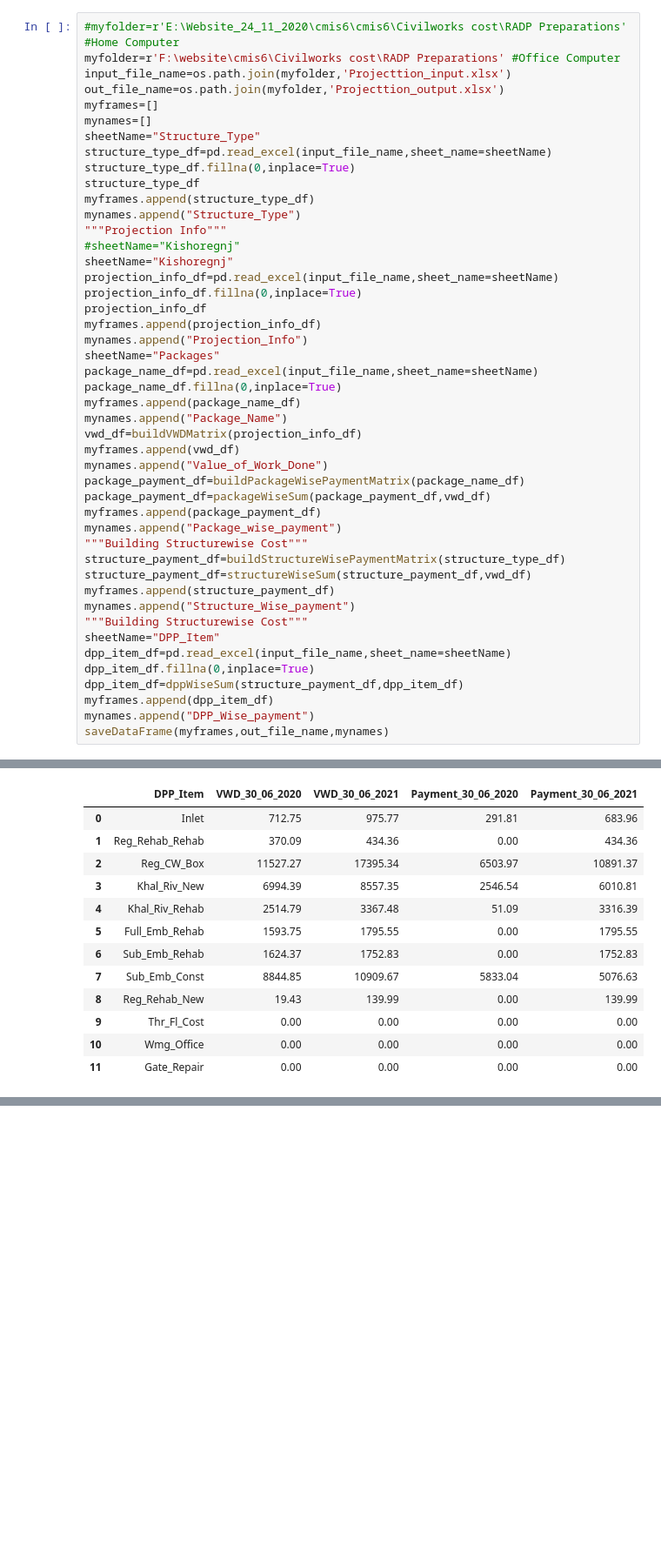
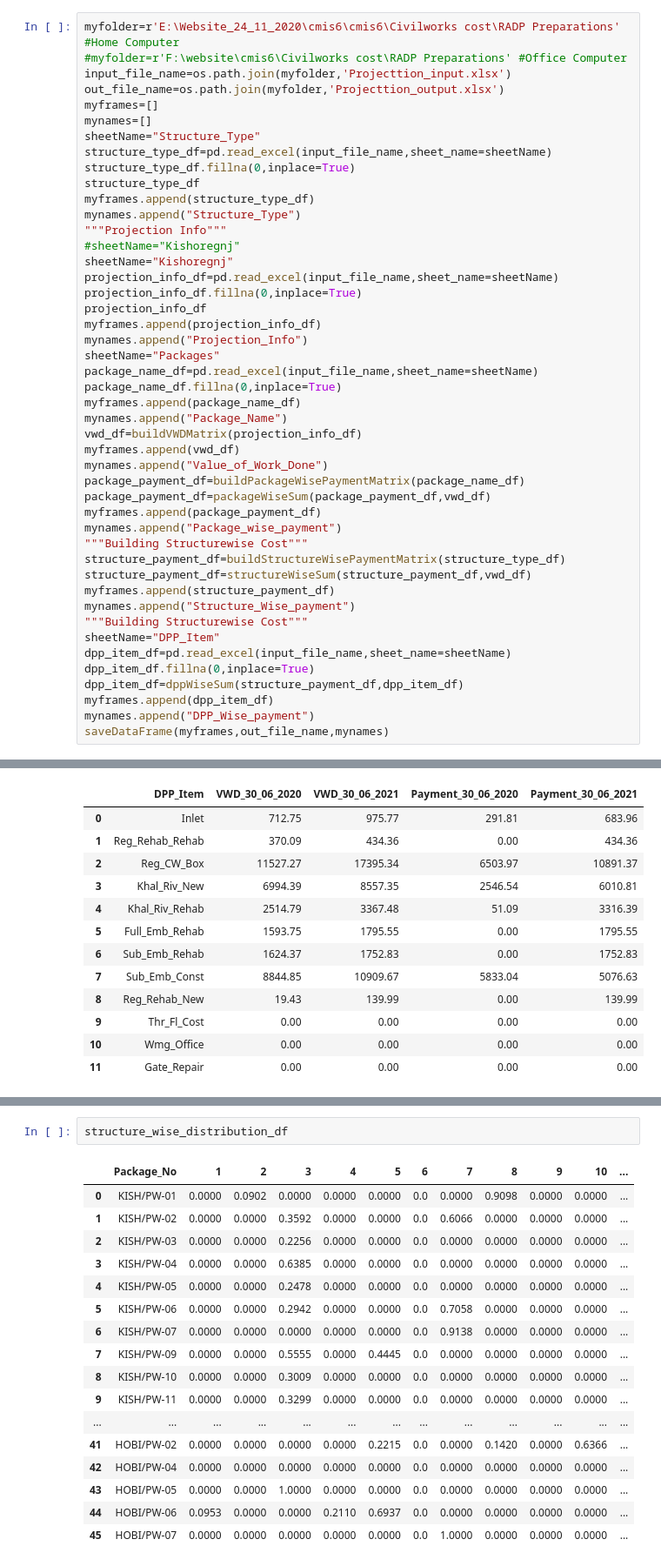
Before and after one commit to jakariapervez/cmis6, a Jupyter notebook: Civilworks cost/RADP_Prep2.ipynb, the cells around one changed output, grey strips where cells are left out. Shown at 87% size. Drawn from its saved outputs; the diff is of its cells as text; blank space fills up the shorter version.

Commit message:
Distribution sf
Distribution sf

```diff
--- a/Civilworks cost/RADP_Prep2.ipynb
+++ b/Civilworks cost/RADP_Prep2.ipynb
@@ -101,8 +101,8 @@ def buildVWDMatrix(projection_df):
         vwd_mat.iloc[index,10]=vwd_mat.iloc[index,9]-vwd_mat.iloc[index,8]
     return vwd_mat
 # %%
-#myfolder=r'E:\Website_24_11_2020\cmis6\cmis6\Civilworks cost\RADP Preparations' #Home Computer
-myfolder=r'F:\website\cmis6\Civilworks cost\RADP Preparations' #Office Computer
+myfolder=r'E:\Website_24_11_2020\cmis6\cmis6\Civilworks cost\RADP Preparations' #Home Computer
+#myfolder=r'F:\website\cmis6\Civilworks cost\RADP Preparations' #Office Computer
 input_file_name=os.path.join(myfolder,'Projecttion_input.xlsx')
 out_file_name=os.path.join(myfolder,'Projecttion_output.xlsx')
 myframes=[]
@@ -180,0 +255,20 @@ dpp_item_df
+# %%
+structure_wise_distribution_df
+# %% [output]
+|  | Package_No | 1 | 2 | 3 | 4 | 5 | 6 | 7 | 8 | 9 | 10 | ... |
+| 0 | KISH/PW-01 | 0.0000 | 0.0902 | 0.0000 | 0.0000 | 0.0000 | 0.0 | 0.0000 | 0.9098 | 0.0000 | 0.0000 | ... |
+| 1 | KISH/PW-02 | 0.0000 | 0.0000 | 0.3592 | 0.0000 | 0.0000 | 0.0 | 0.6066 | 0.0000 | 0.0000 | 0.0000 | ... |
+| 2 | KISH/PW-03 | 0.0000 | 0.0000 | 0.2256 | 0.0000 | 0.0000 | 0.0 | 0.0000 | 0.0000 | 0.0000 | 0.0000 | ... |
+| 3 | KISH/PW-04 | 0.0000 | 0.0000 | 0.6385 | 0.0000 | 0.0000 | 0.0 | 0.0000 | 0.0000 | 0.0000 | 0.0000 | ... |
+| 4 | KISH/PW-05 | 0.0000 | 0.0000 | 0.2478 | 0.0000 | 0.0000 | 0.0 | 0.0000 | 0.0000 | 0.0000 | 0.0000 | ... |
+| 5 | KISH/PW-06 | 0.0000 | 0.0000 | 0.2942 | 0.0000 | 0.0000 | 0.0 | 0.7058 | 0.0000 | 0.0000 | 0.0000 | ... |
+| 6 | KISH/PW-07 | 0.0000 | 0.0000 | 0.0000 | 0.0000 | 0.0000 | 0.0 | 0.9138 | 0.0000 | 0.0000 | 0.0000 | ... |
+| 7 | KISH/PW-09 | 0.0000 | 0.0000 | 0.5555 | 0.0000 | 0.4445 | 0.0 | 0.0000 | 0.0000 | 0.0000 | 0.0000 | ... |
+| 8 | KISH/PW-10 | 0.0000 | 0.0000 | 0.3009 | 0.0000 | 0.0000 | 0.0 | 0.0000 | 0.0000 | 0.0000 | 0.0000 | ... |
+| 9 | KISH/PW-11 | 0.0000 | 0.0000 | 0.3299 | 0.0000 | 0.0000 | 0.0 | 0.0000 | 0.0000 | 0.0000 | 0.0000 | ... |
+| ... | ... | ... | ... | ... | ... | ... | ... | ... | ... | ... | ... | ... |
+| 41 | HOBI/PW-02 | 0.0000 | 0.0000 | 0.0000 | 0.0000 | 0.2215 | 0.0 | 0.0000 | 0.1420 | 0.0000 | 0.6366 | ... |
+| 42 | HOBI/PW-04 | 0.0000 | 0.0000 | 0.0000 | 0.0000 | 0.0000 | 0.0 | 0.0000 | 0.0000 | 0.0000 | 0.0000 | ... |
+| 43 | HOBI/PW-05 | 0.0000 | 0.0000 | 1.0000 | 0.0000 | 0.0000 | 0.0 | 0.0000 | 0.0000 | 0.0000 | 0.0000 | ... |
+| 44 | HOBI/PW-06 | 0.0953 | 0.0000 | 0.0000 | 0.2110 | 0.6937 | 0.0 | 0.0000 | 0.0000 | 0.0000 | 0.0000 | ... |
+| 45 | HOBI/PW-07 | 0.0000 | 0.0000 | 0.0000 | 0.0000 | 0.0000 | 0.0 | 1.0000 | 0.0000 | 0.0000 | 0.0000 | ... |
```
Also changed, not shown: parts of 2 cells of this notebook, 9 other files.
